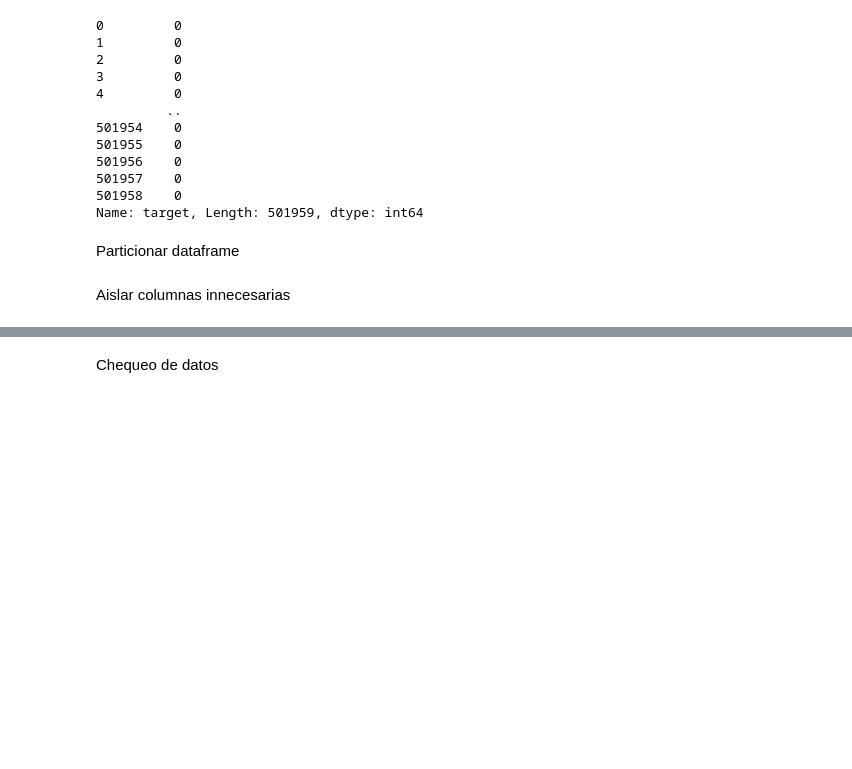
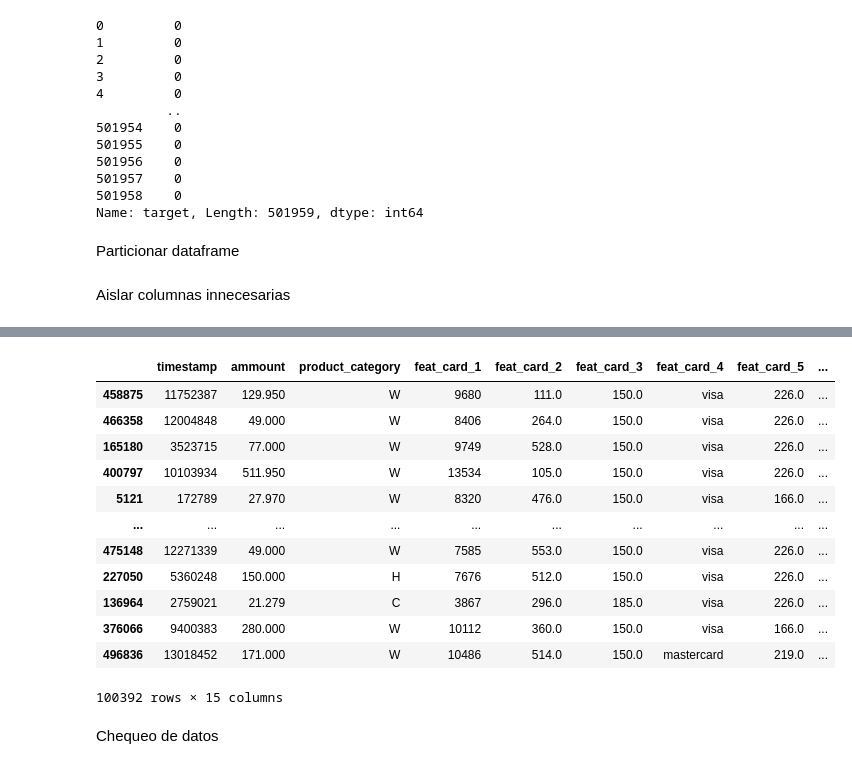
Before and after one commit to Brucejr09/Org-de-Datos-106828, a Jupyter notebook: machine_learning.ipynb, the cells around one changed output, grey strips where cells are left out. Saved outputs shown, nothing was run; the diff lists cells and outputs as text; code cells hidden in the pictures; blank space fills up the shorter version.

```diff
--- a/machine_learning.ipynb
+++ b/machine_learning.ipynb
@@ -58,3 +90,19 @@ data_set_validation= data_set_validation.drop(["Unnamed: 0", "target", "Id"], ax
+# %%
+data_set_validation
+# %% [output]
+|  | timestamp | ammount | product_category | feat_card_1 | feat_card_2 | feat_card_3 | feat_card_4 | feat_card_5 | ... |
+| 458875 | 11752387 | 129.950 | W | 9680 | 111.0 | 150.0 | visa | 226.0 | ... |
+| 466358 | 12004848 | 49.000 | W | 8406 | 264.0 | 150.0 | visa | 226.0 | ... |
+| 165180 | 3523715 | 77.000 | W | 9749 | 528.0 | 150.0 | visa | 226.0 | ... |
+| 400797 | 10103934 | 511.950 | W | 13534 | 105.0 | 150.0 | visa | 226.0 | ... |
+| 5121 | 172789 | 27.970 | W | 8320 | 476.0 | 150.0 | visa | 166.0 | ... |
+| ... | ... | ... | ... | ... | ... | ... | ... | ... | ... |
+| 475148 | 12271339 | 49.000 | W | 7585 | 553.0 | 150.0 | visa | 226.0 | ... |
+| 227050 | 5360248 | 150.000 | H | 7676 | 512.0 | 150.0 | visa | 226.0 | ... |
+| 136964 | 2759021 | 21.279 | C | 3867 | 296.0 | 185.0 | visa | 226.0 | ... |
+| 376066 | 9400383 | 280.000 | W | 10112 | 360.0 | 150.0 | visa | 166.0 | ... |
+| 496836 | 13018452 | 171.000 | W | 10486 | 514.0 | 150.0 | mastercard | 219.0 | ... |
+100392 rows × 15 columns
 # %% [markdown]
 Chequeo de datos
 # %%
```
Also changed, not shown: parts of 33 cells of this notebook.
